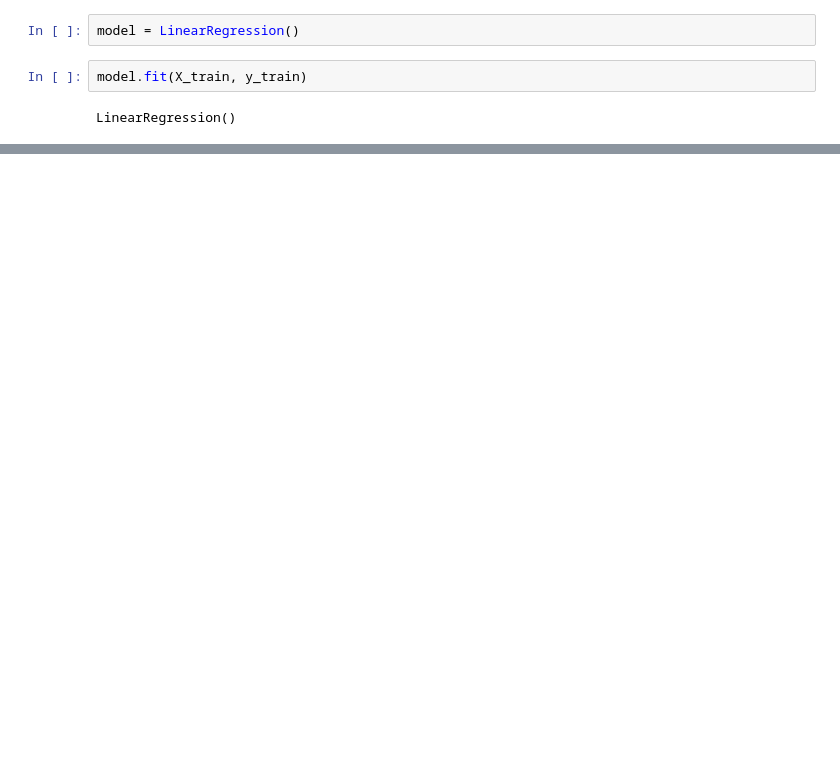
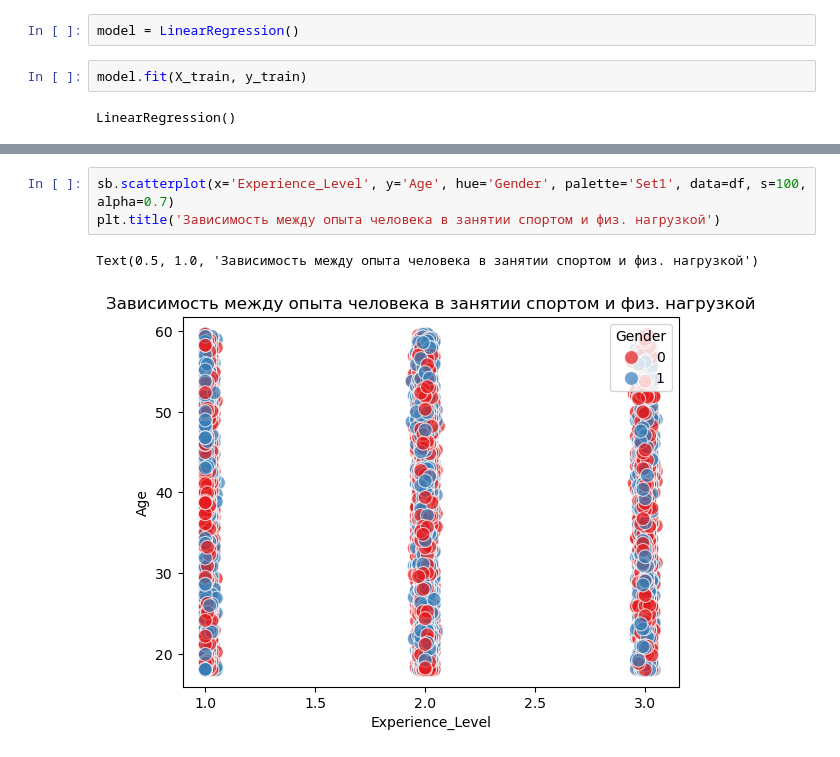
Before and after one commit to romanjfgirggu/MachineLearning, a Jupyter notebook: Проект №1/Код/ML.ipynb, the cells around one changed output, grey strips where cells are left out. Cells and saved outputs as stored; diff of their text form; blank space fills up the shorter version.

```diff
--- a/Проект №1/Код/ML.ipynb
+++ b/Проект №1/Код/ML.ipynb
@@ -612,0 +827,6 @@ model.score(X_test, y_pred)
+# %%
+sb.scatterplot(x='Experience_Level', y='Age', hue='Gender', palette='Set1', data=df, s=100, alpha=0.7)
+plt.title('Зависимость между опыта человека в занятии спортом и физ. нагрузкой')
+# %% [output]
+Text(0.5, 1.0, 'Зависимость между опыта человека в занятии спортом и физ. нагрузкой')
+[figure, added]
```
Also changed, not shown: parts of 84 cells of this notebook.
